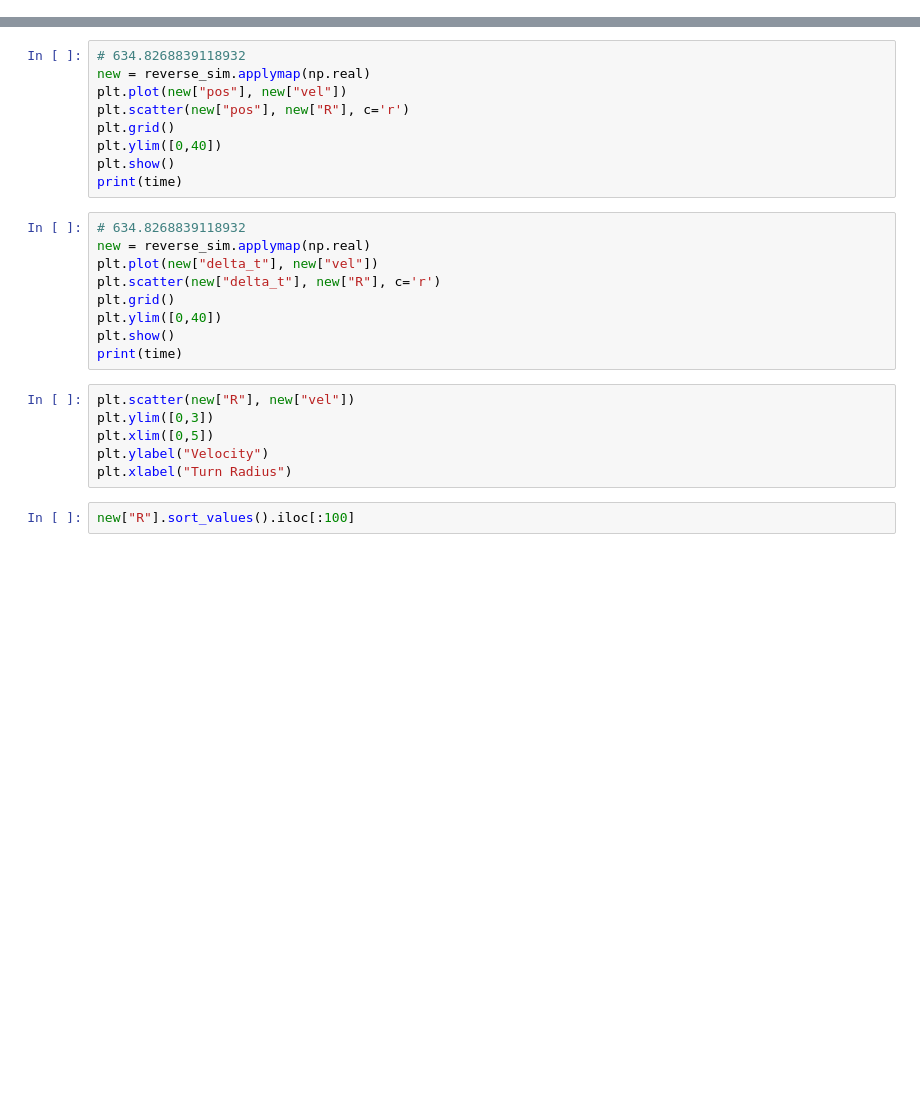
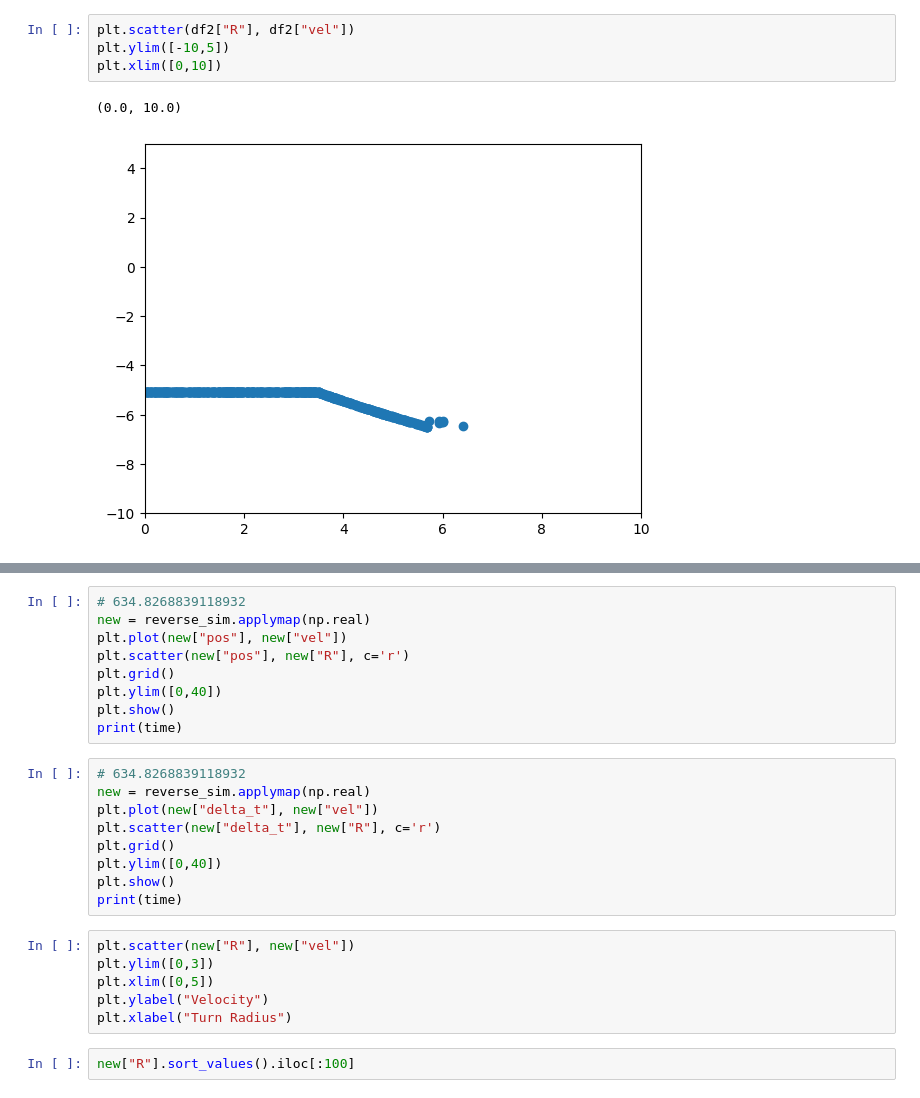
Before and after one commit to LonghornRacingElectric/jomama_lapsim, a Jupyter notebook: results/lapsim_analysis.ipynb, the cells around one changed output, grey strips where cells are left out. Drawn from its saved outputs; the diff is of its cells as text; blank space fills up the shorter version.

```diff
--- a/results/lapsim_analysis.ipynb
+++ b/results/lapsim_analysis.ipynb
@@ -19,3 +17,10 @@ KeyError: 'time'
+# %%
+plt.scatter(df2["R"], df2["vel"])
+plt.ylim([-10,5])
+plt.xlim([0,10])
+# %% [output]
+(0.0, 10.0)
+[figure, added]
 # %%
 plt.scatter(df2["time"], df2["ay"], label = "AY")
 plt.scatter(df2["time"], df2["ax"], label = "AX")
```
Also changed, not shown: parts of 11 cells of this notebook, 5 other files.
